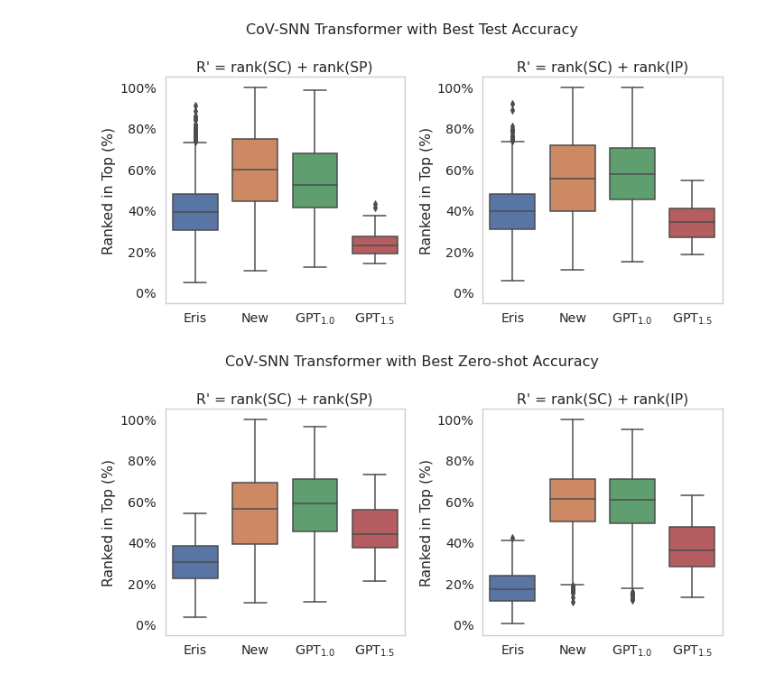
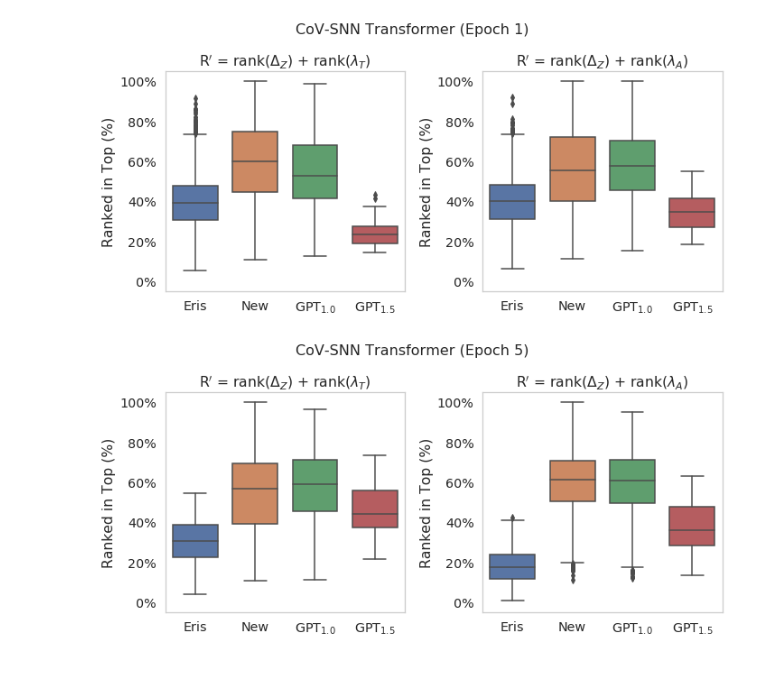
Before and after one commit to smtnkc/CoV-SNN, a Jupyter notebook: CSCS_box_plot.ipynb, the cells around one changed output. Drawn from its saved outputs; the diff is of its cells as text; code cells hidden in the pictures.

```diff
--- a/CSCS_box_plot.ipynb
+++ b/CSCS_box_plot.ipynb
@@ -60,9 +60,9 @@ def draw(CHECKPOINT, DISTANCE, GPT_TEMP):
     if CHECKPOINT == "X":
         TITLE = "CoV-RoBERTa without Contrastive Learning"
     elif CHECKPOINT == "4":
-        TITLE = "CoV-SNN Transformer with Best Zero-shot Accuracy"
+        TITLE = "CoV-SNN Transformer (Epoch 5)"
     elif CHECKPOINT == "0":
-        TITLE = "CoV-SNN Transformer with Best Test Accuracy"
+        TITLE = "CoV-SNN Transformer (Epoch 1)"
 
     # Reading the data
     df_eris_cscs = get_results_df(CHECKPOINT, DISTANCE, "eris")
@@ -106,7 +106,7 @@ def draw(CHECKPOINT, DISTANCE, GPT_TEMP):
         showfliers=True
     )
     sns.set_style("white")
-    axes[0].set_title('R\' = rank(SC) + rank(SP)')
+    axes[0].set_title(r"R$'$ = rank($\Delta_Z$) + rank($\lambda_T$)")
     axes[0].set_xlabel('')
     axes[0].set_ylabel('Ranked in Top (%)')
     axes[0].yaxis.set_major_formatter(mticker.PercentFormatter())
@@ -121,7 +121,7 @@ def draw(CHECKPOINT, DISTANCE, GPT_TEMP):
         showfliers=True
     )
     sns.set_style("white")
-    axes[1].set_title('R\' = rank(SC) + rank(IP)')
+    axes[1].set_title(r"R$'$ = rank($\Delta_Z$) + rank($\lambda_A$)")
     axes[1].set_xlabel('')
     axes[1].set_ylabel('Ranked in Top (%)')
     axes[1].yaxis.set_major_formatter(mticker.PercentFormatter())
@@ -131,15 +131,17 @@ def draw(CHECKPOINT, DISTANCE, GPT_TEMP):
     axes[0].grid(False)
     axes[1].grid(False)
 
-    fig.suptitle(TITLE, fontsize=16)
+    fig.suptitle(TITLE, fontsize=16, y=1.05)
+    # set size of figure
+    fig.set_size_inches(10, 4.5)
     plt.tight_layout()
 
     fig_file_name = f"figures/cscs_box_CP{CHECKPOINT}_{DISTANCE}.pdf"
-    plt.savefig(fig_file_name)
+    plt.savefig(fig_file_name, tboxinches='tight', bbox_inches='tight', dpi=300)
     plt.show()
 # %%
-draw(CHECKPOINT="0", DISTANCE="L2", GPT_TEMP=["1.0", "1.5"])
-draw(CHECKPOINT="4", DISTANCE="L2", GPT_TEMP=["1.0", "1.5"])
+fig1 = draw(CHECKPOINT="0", DISTANCE="L2", GPT_TEMP=["1.0", "1.5"])
+fig2 = draw(CHECKPOINT="4", DISTANCE="L2", GPT_TEMP=["1.0", "1.5"])
 # %% [output]
-[figure, old version]
+[figure, new version]
-[figure, old version]
+[figure, new version]
```
Also changed, not shown: 35 other files.
